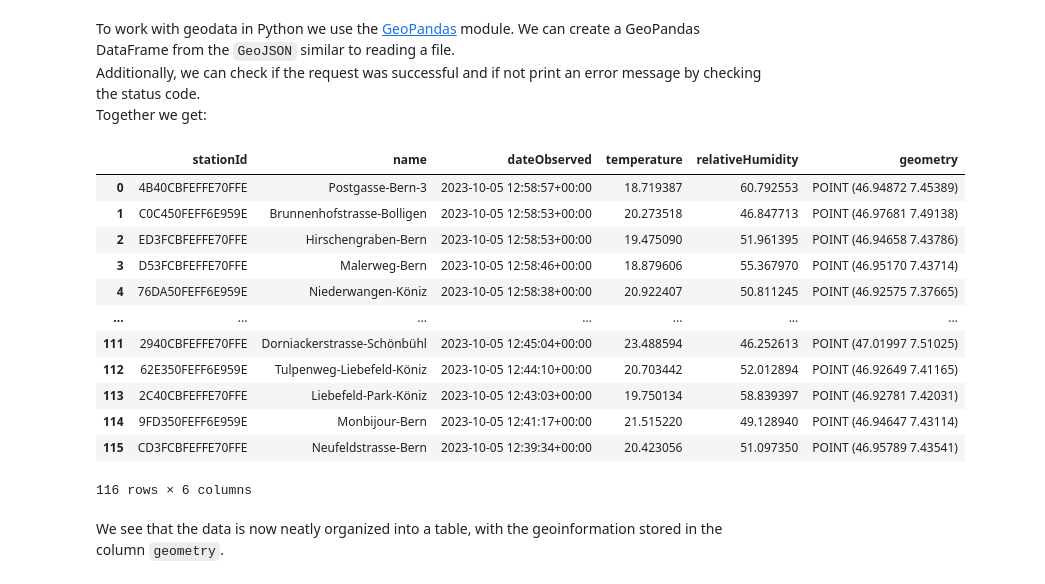
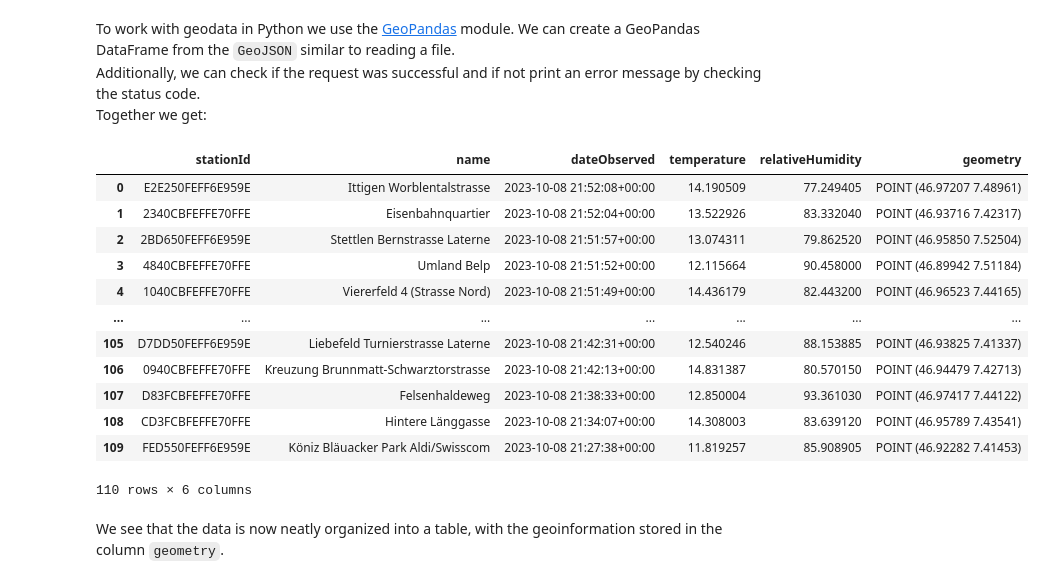
Before and after one commit to meteotest/urban-heat-API-docs, a Jupyter notebook: python_examples.ipynb, the cells around one changed output. Saved outputs shown, nothing was run; the diff lists cells and outputs as text; code cells hidden in the pictures.

```diff
--- a/python_examples.ipynb
+++ b/python_examples.ipynb
@@ -89,34 +89,34 @@ Additionally, we can check if the request was successful and if not print an err
 Together we get:
 # %%
 # Define the URL
-url = "https://urban-heat.meteotest.ch/api/1.0/stations"
+url = "https://smart-urban-heat-map.ch/api/1.0/stations"
 
 # Make the GET request
 response = requests.get(url)
 
 # Check if the request was successful
 if response.status_code == 200:
     # Read GeoJSON content directly into GeoPandas DataFrame
     stations = gpd.read_file(response.text)
 else:
     print(f"Request failed with status code: {response.status_code}")
 
 # Display stations DataFrame
 stations
 # %% [output]
 |  | stationId | name | dateObserved | temperature | relativeHumidity | geometry |
-| 0 | 4B40CBFEFFE70FFE | Postgasse-Bern-3 | 2023-10-05 12:58:57+00:00 | 18.719387 | 60.792553 | POINT (46.94872 7.45389) |
-| 1 | C0C450FEFF6E959E | Brunnenhofstrasse-Bolligen | 2023-10-05 12:58:53+00:00 | 20.273518 | 46.847713 | POINT (46.97681 7.49138) |
-| 2 | ED3FCBFEFFE70FFE | Hirschengraben-Bern | 2023-10-05 12:58:53+00:00 | 19.475090 | 51.961395 | POINT (46.94658 7.43786) |
-| 3 | D53FCBFEFFE70FFE | Malerweg-Bern | 2023-10-05 12:58:46+00:00 | 18.879606 | 55.367970 | POINT (46.95170 7.43714) |
-| 4 | 76DA50FEFF6E959E | Niederwangen-Köniz | 2023-10-05 12:58:38+00:00 | 20.922407 | 50.811245 | POINT (46.92575 7.37665) |
+| 0 | E2E250FEFF6E959E | Ittigen Worblentalstrasse | 2023-10-08 21:52:08+00:00 | 14.190509 | 77.249405 | POINT (46.97207 7.48961) |
+| 1 | 2340CBFEFFE70FFE | Eisenbahnquartier | 2023-10-08 21:52:04+00:00 | 13.522926 | 83.332040 | POINT (46.93716 7.42317) |
+| 2 | 2BD650FEFF6E959E | Stettlen Bernstrasse Laterne | 2023-10-08 21:51:57+00:00 | 13.074311 | 79.862520 | POINT (46.95850 7.52504) |
+| 3 | 4840CBFEFFE70FFE | Umland Belp | 2023-10-08 21:51:52+00:00 | 12.115664 | 90.458000 | POINT (46.89942 7.51184) |
+| 4 | 1040CBFEFFE70FFE | Viererfeld 4 (Strasse Nord) | 2023-10-08 21:51:49+00:00 | 14.436179 | 82.443200 | POINT (46.96523 7.44165) |
 | ... | ... | ... | ... | ... | ... | ... |
-| 111 | 2940CBFEFFE70FFE | Dorniackerstrasse-Schönbühl | 2023-10-05 12:45:04+00:00 | 23.488594 | 46.252613 | POINT (47.01997 7.51025) |
-| 112 | 62E350FEFF6E959E | Tulpenweg-Liebefeld-Köniz | 2023-10-05 12:44:10+00:00 | 20.703442 | 52.012894 | POINT (46.92649 7.41165) |
-| 113 | 2C40CBFEFFE70FFE | Liebefeld-Park-Köniz | 2023-10-05 12:43:03+00:00 | 19.750134 | 58.839397 | POINT (46.92781 7.42031) |
-| 114 | 9FD350FEFF6E959E | Monbijour-Bern | 2023-10-05 12:41:17+00:00 | 21.515220 | 49.128940 | POINT (46.94647 7.43114) |
-| 115 | CD3FCBFEFFE70FFE | Neufeldstrasse-Bern | 2023-10-05 12:39:34+00:00 | 20.423056 | 51.097350 | POINT (46.95789 7.43541) |
+| 105 | D7DD50FEFF6E959E | Liebefeld Turnierstrasse Laterne | 2023-10-08 21:42:31+00:00 | 12.540246 | 88.153885 | POINT (46.93825 7.41337) |
+| 106 | 0940CBFEFFE70FFE | Kreuzung Brunnmatt-Schwarztorstrasse | 2023-10-08 21:42:13+00:00 | 14.831387 | 80.570150 | POINT (46.94479 7.42713) |
+| 107 | D83FCBFEFFE70FFE | Felsenhaldeweg | 2023-10-08 21:38:33+00:00 | 12.850004 | 93.361030 | POINT (46.97417 7.44122) |
+| 108 | CD3FCBFEFFE70FFE | Hintere Länggasse | 2023-10-08 21:34:07+00:00 | 14.308003 | 83.639120 | POINT (46.95789 7.43541) |
+| 109 | FED550FEFF6E959E | Köniz Bläuacker Park Aldi/Swisscom | 2023-10-08 21:27:38+00:00 | 11.819257 | 85.908905 | POINT (46.92282 7.41453) |
-116 rows × 6 columns
+110 rows × 6 columns
 # %% [markdown]
 We see that the data is now neatly organized into a table, with the geoinformation stored in the column ``geometry``.
 # %% [markdown]
```
Also changed, not shown: parts of 14 cells of this notebook, 4 other files.
